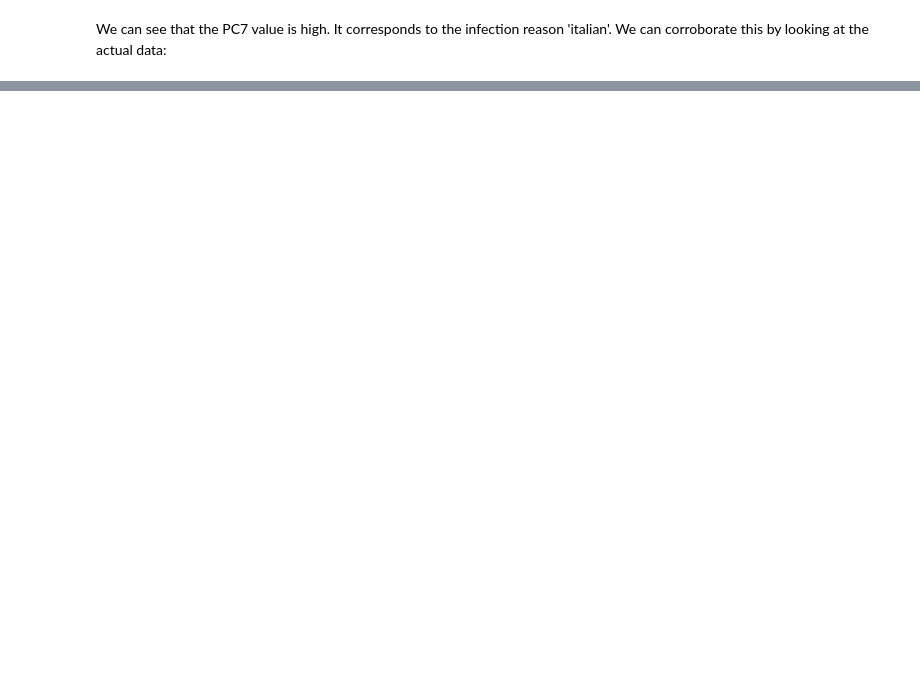
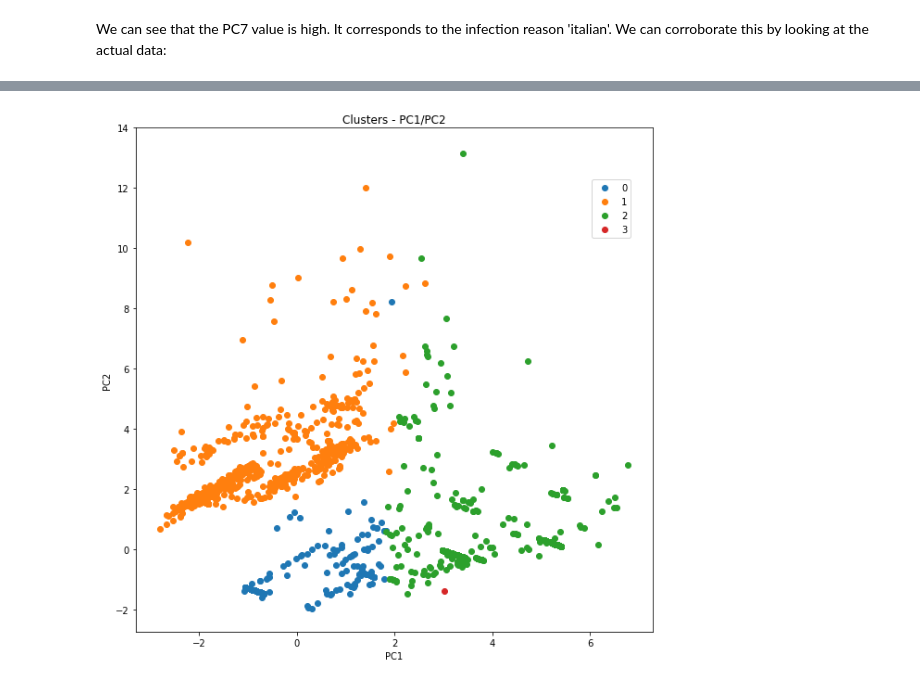
Before and after one commit to rootstrap/coronavirus-analysis, a Jupyter notebook: compare_france_south_korea.ipynb, the cells around one changed output, grey strips where cells are left out. Cells and saved outputs as stored; diff of their text form; code cells hidden in the pictures; blank space fills up the shorter version.

```diff
--- a/compare_france_south_korea.ipynb
+++ b/compare_france_south_korea.ipynb
@@ -394,0 +585,4 @@ create_3d_scatter(pca_df, 'PC1', 'PC2', 'PC3', 'cluster', n_clusters, '')
+# %%
+draw_scatter(pca_df, 'PC1', 'PC2', 'cluster', n_clusters, 'Clusters - PC1/PC2')
+# %% [output]
+[figure, added]
```
Also changed, not shown: parts of 50 cells of this notebook, 1 other file.
